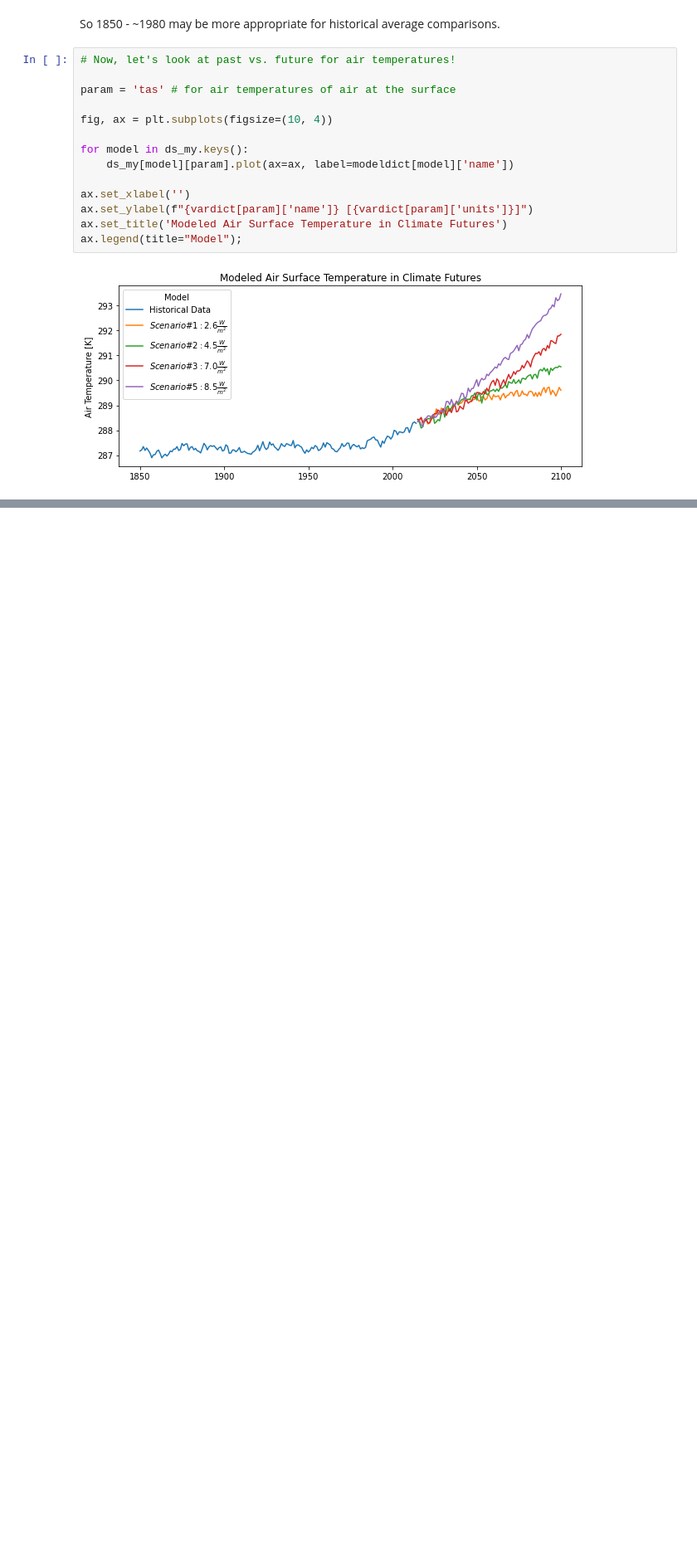
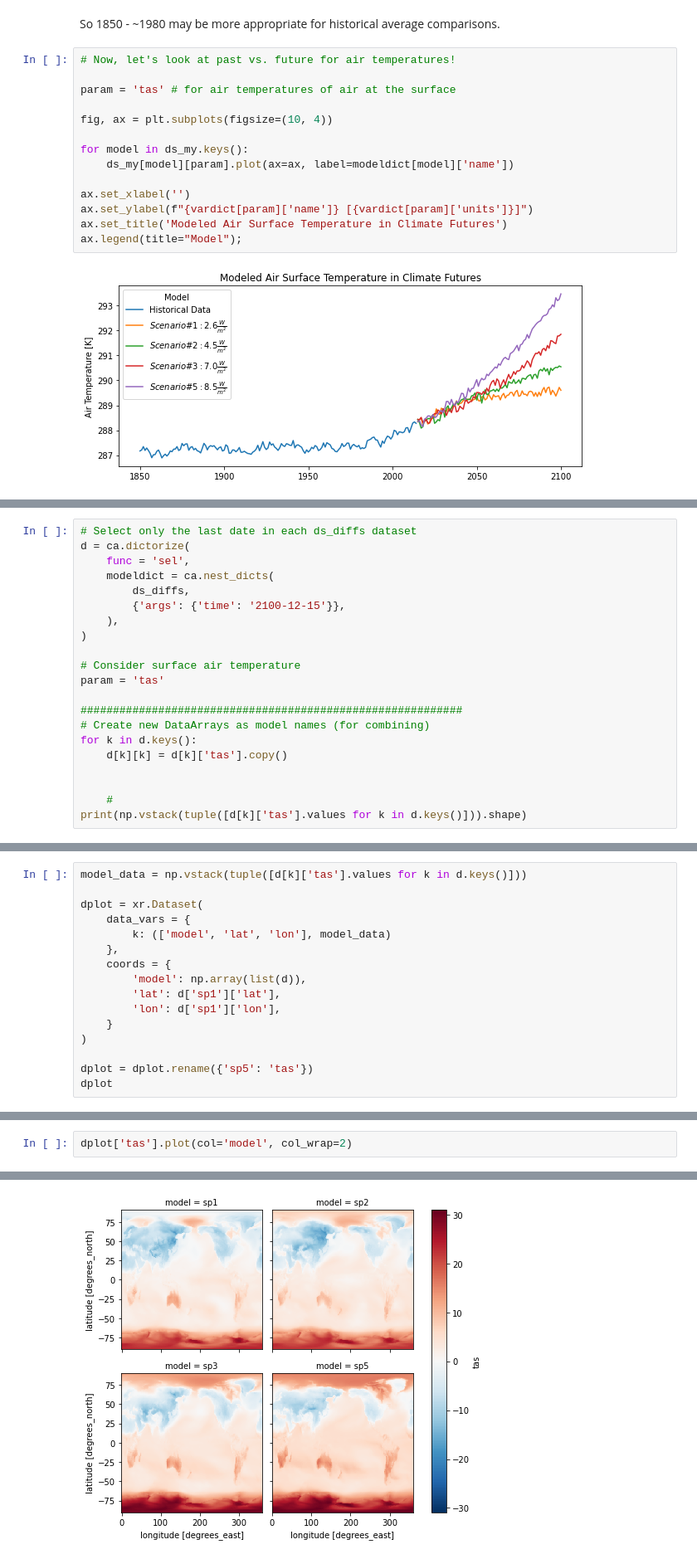
Before and after one commit to UCB-stat-159-s22/hw07-group20, a Jupyter notebook: _sources/notebooks/CESM_EDA.ipynb, the cells around one changed output, grey strips where cells are left out. Shown at 83% size. Saved outputs shown, nothing was run; the diff lists cells and outputs as text; blank space fills up the shorter version.

```diff
--- a/_sources/notebooks/CESM_EDA.ipynb
+++ b/_sources/notebooks/CESM_EDA.ipynb
@@ -491,0 +246,21 @@ Data variables:
+# %%
+# Select only the last date in each ds_diffs dataset
+d = ca.dictorize(
+    func = 'sel',
+    modeldict = ca.nest_dicts(
+        ds_diffs,
+        {'args': {'time': '2100-12-15'}},
+    ),
+)
+
+# Consider surface air temperature
+param = 'tas'
+
+###########################################################
+# Create new DataArrays as model names (for combining)
+for k in d.keys():
+    d[k][k] = d[k]['tas'].copy()
+
+
+    #
+print(np.vstack(tuple([d[k]['tas'].values for k in d.keys()])).shape)
@@ -491,0 +310,16 @@ Data variables:
+# %%
+model_data = np.vstack(tuple([d[k]['tas'].values for k in d.keys()]))
+
+dplot = xr.Dataset(
+    data_vars = {
+        k: (['model', 'lat', 'lon'], model_data)
+    },
+    coords = {
+        'model': np.array(list(d)),
+        'lat': d['sp1']['lat'],
+        'lon': d['sp1']['lon'],
+    }
+)
+
+dplot = dplot.rename({'sp5': 'tas'})
+dplot
@@ -491,0 +335,3 @@ Data variables:
+# %%
+dplot['tas'].plot(col='model', col_wrap=2)
+# %% [output]
@@ -491,0 +339 @@ Data variables:
+[figure, added]
```
Also changed, not shown: parts of 19 cells of this notebook, 26 other files.
